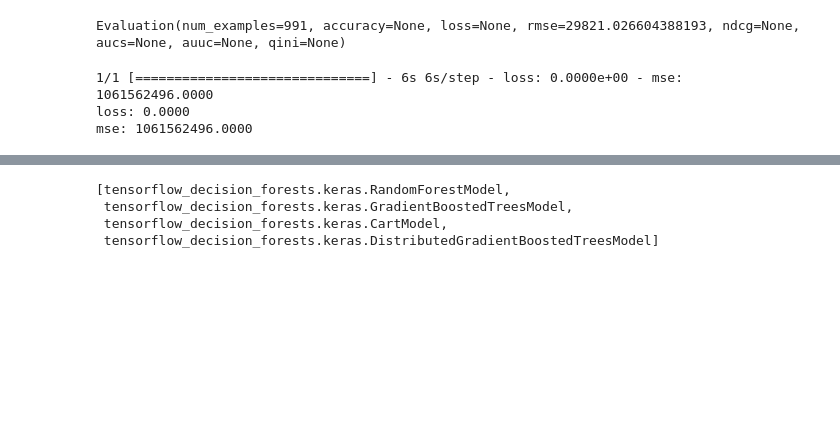
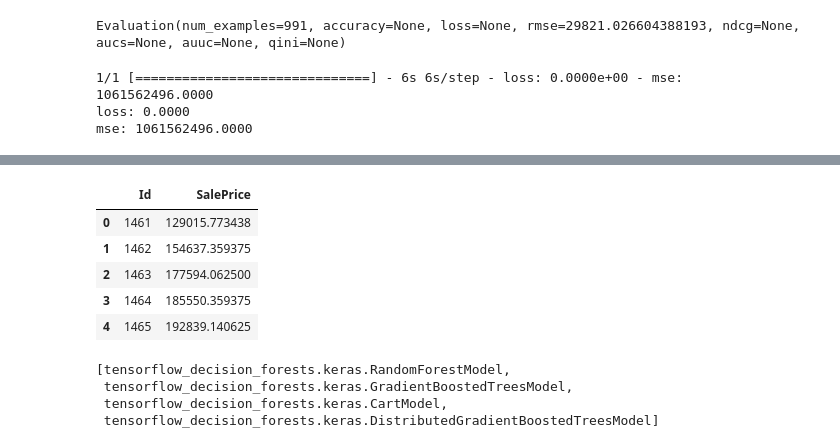
Before and after one commit to GhosTHaise/ml-house-prices-regression, a Jupyter notebook: houseRegression.ipynb, the cells around one changed output, grey strips where cells are left out. Saved outputs shown, nothing was run; the diff lists cells and outputs as text; code cells hidden in the pictures; blank space fills up the shorter version.

```diff
--- a/houseRegression.ipynb
+++ b/houseRegression.ipynb
@@ -230,0 +309,6 @@ mse: 1061562496.0000
+# %%
+sample_submission_df = pd.read_csv('./sample_submission.csv')
+sample_submission_df['SalePrice'] = rf.predict(test_ds)
+sample_submission_df.to_csv('./submission.csv', index=False)
+sample_submission_df.head()
+# %% [output]
@@ -231,3 +318,9 @@ mse: 1061562496.0000
+|  | Id | SalePrice |
+| 0 | 1461 | 129015.773438 |
+| 1 | 1462 | 154637.359375 |
+| 2 | 1463 | 177594.062500 |
+| 3 | 1464 | 185550.359375 |
+| 4 | 1465 | 192839.140625 |
 # %%
 tfdf.keras.get_all_models()
 # %% [output]
```
Also changed, not shown: parts of 5 cells of this notebook, 1 other file.
